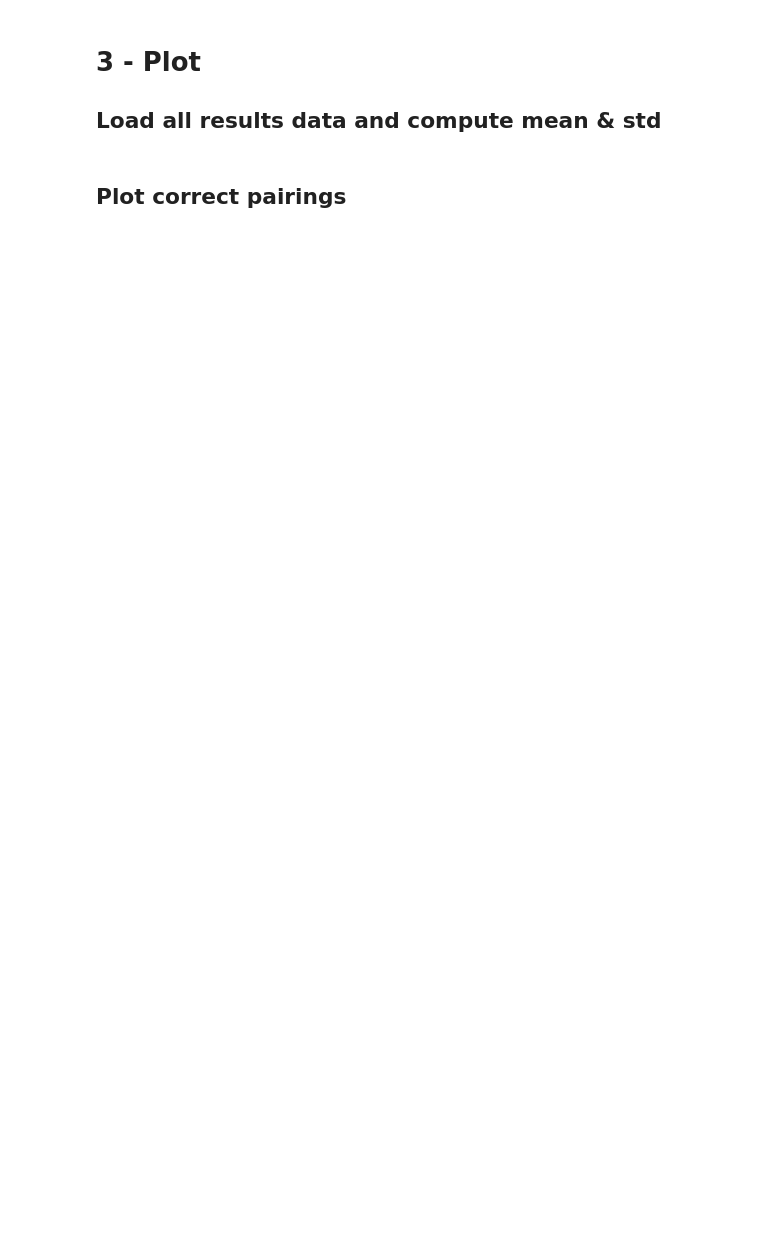
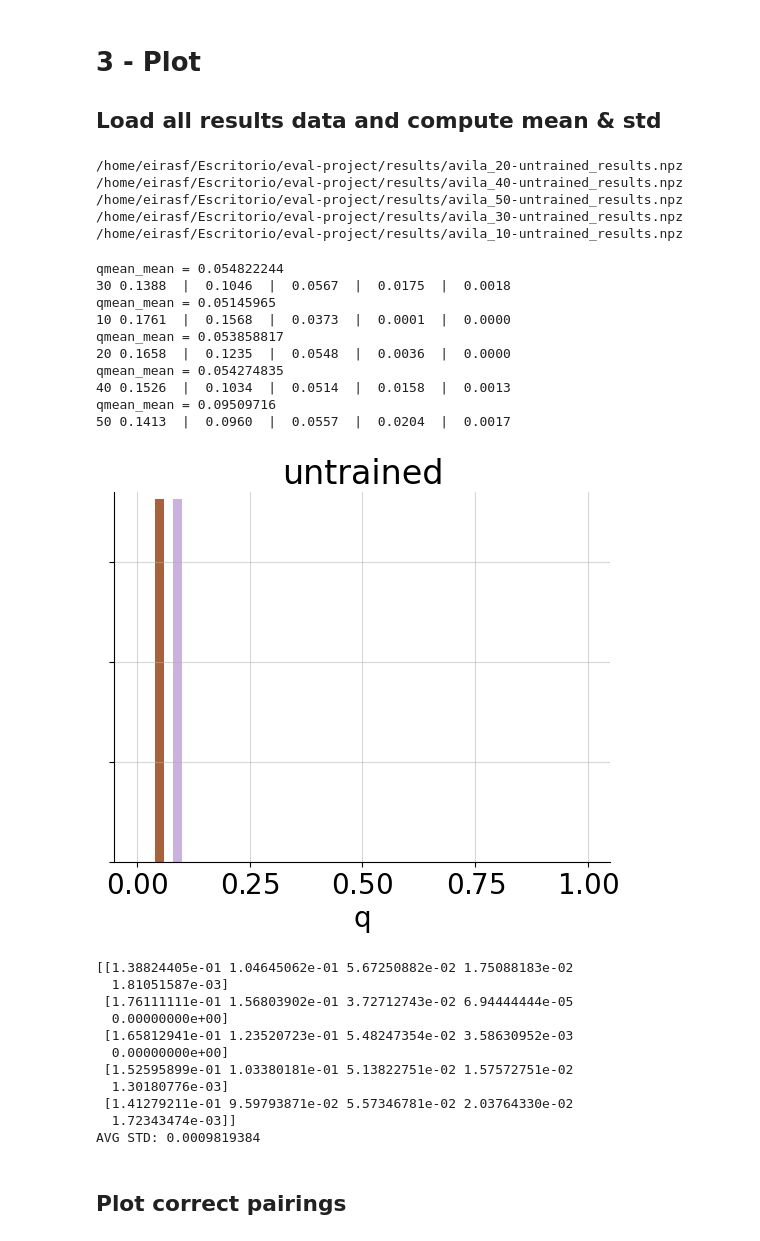
Before and after one commit to annahedstroem/eval-project, a Jupyter notebook: nbs/3-plot.ipynb, the cells around one changed output. Drawn from its saved outputs; the diff is of its cells as text; code cells hidden in the pictures; blank space fills up the shorter version.

Commit message:
Plotting code and other measure experiments.

```diff
--- a/nbs/3-plot.ipynb
+++ b/nbs/3-plot.ipynb
@@ -7,23 +7,36 @@ import numpy as np
 import os
 import matplotlib.pyplot as plt
 
+import sys
 PROJ_DIR = os.path.realpath(os.path.dirname(os.path.abspath('')))
+sys.path.append(os.path.join(PROJ_DIR,'src'))
+import plt_configs
 
 keys = ['correct_pairings_inv', 'correct_pairings_basX', 'spearman_inv', 'spearman_basX', 'aucs_inv', 'aucs_basX', 'spearman_exceptional_inv', 'spearman_exceptional_basX']
 
 result_dict = {}
 
-DATASET_NAME = 'mnist'
-MODEL_NAME = 'softmax'
+DATASET_NAME = 'avila'
+MODEL_NAME = '0'
 GENERATION_MODE = ''
-TARGET_MEASURE = 'RelativeOutputStability'#'_AttributionLocalisation' | '_TopKIntersection' | '_RelevanceRankAccuracy' | '_AUC'
-SUFFIX = '_Robustness'
+TARGET_MEASURE = '' #'_AttributionLocalisation' | '_TopKIntersection' | '_RelevanceRankAccuracy' | '_AUC' | 'EfficientMPRT'
+SUFFIX = '' #'_EfficientMPRT'
+
+#FIG2A, FIG3A, FIG4A, FIG5A & FIG6A
+#DATASET_NAME, MODEL_NAME, GENERATION_MODE, TARGET_MEASURE, SUFFIX = 'avila', '0', '', '', ''
+#FIG2B, FIG3B, FIG4B & FIG5B
+#DATASET_NAME, MODEL_NAME, GENERATION_MODE, TARGET_MEASURE, SUFFIX = 'glass', '0', '', '', ''
+#FIG6B
+#DATASET_NAME, MODEL_NAME, GENERATION_MODE, TARGET_MEASURE, SUFFIX = 'avila', 'ood-mean', '', '', ''
+#FIG6C
+DATASET_NAME, MODEL_NAME, GENERATION_MODE, TARGET_MEASURE, SUFFIX = 'avila', 'untrained', '', '', ''
 
 num_files = 0 # Count how many files are involved for use below
 
 for f in os.listdir(os.path.join(PROJ_DIR, 'results')):
-    if f.startswith(DATASET_NAME) and f.endswith(f'{MODEL_NAME}{GENERATION_MODE}{SUFFIX}_results_{TARGET_MEASURE}.npz'):#{MODEL_NAME}{GENERATION_MODE}_localization_s_area_results{TARGET_MEASURE}.npz
+    if f.startswith(DATASET_NAME) and f.endswith(f'{MODEL_NAME}{GENERATION_MODE}{SUFFIX}_results{TARGET_MEASURE}.npz'):#{MODEL_NAME}{GENERATION_MODE}_localization_s_area_results{TARGET_MEASURE}.npz
         FILENAME = os.path.join(PROJ_DIR, 'results', f)
+        print(FILENAME)
         num_files += 1
         with np.load(FILENAME) as data:
             for k in keys:
@@ -42,7 +55,16 @@ for k in keys:
 #print(result_dict['spearman_inv_mean'])
 #print(result_dict['spearman_basX'])
 #print(result_dict['spearman_basX_mean'])
+# %% [output]
+/home/eirasf/Escritorio/eval-project/results/avila_20-untrained_results.npz
+/home/eirasf/Escritorio/eval-project/results/avila_40-untrained_results.npz
+/home/eirasf/Escritorio/eval-project/results/avila_50-untrained_results.npz
+/home/eirasf/Escritorio/eval-project/results/avila_30-untrained_results.npz
+/home/eirasf/Escritorio/eval-project/results/avila_10-untrained_results.npz
 # %%
+if TARGET_MEASURE == '':
+    TARGET_MEASURE = '_qmeans'
+
 boundaries = [0.5, 1, 1.5, 2, 2.5]#, 3, 3.5]
 counts_by_sigma_level =  np.zeros((num_files, len(boundaries)))
 filenames = []
@@ -55,15 +77,16 @@ DATA_PATH = os.path.join(PROJ_DIR,'assets','data')
 with open(os.path.join(DATA_PATH, 'dataset-counts.json')) as fIn:
     datasets = json.load(fIn)
 
-plt.figure(figsize=(3,2))
+fig, ax = plt.subplots()
+#plt.figure(figsize=(3,2))
 current_file_num = 0
 for f in os.listdir(os.path.join(PROJ_DIR, 'results')):
-    if f.startswith(DATASET_NAME) and f.endswith(f'{MODEL_NAME}{GENERATION_MODE}_localization_s_area_measures.npz'):
+    if f.startswith(DATASET_NAME) and f.endswith(f'{MODEL_NAME}{GENERATION_MODE}_measures.npz'):
         FILENAME = os.path.join(PROJ_DIR, 'results', f)
         filenames.append(f)
         short_filename = f.replace("_measures.npz", "").replace(DATASET_NAME, "").replace(MODEL_NAME, "").replace("_", "").replace("-", "")
         with np.load(FILENAME) as data:
-            plt.hist(data[TARGET_MEASURE[1:]],\
+            ax.hist(data[TARGET_MEASURE[1:]],\
                     alpha = 0.5,\
                     label = f'{short_filename} qmean~N({np.mean(data[TARGET_MEASURE[1:]]):.2f},{np.std(data[TARGET_MEASURE[1:]]):.2f})',\
                     #edgecolor='black',\
@@ -75,7 +98,7 @@ for f in os.listdir(os.path.join(PROJ_DIR, 'results')):
             if GENERATION_MODE == '_genetic':
                 with np.load(FILENAME.replace('_genetic', '')) as data_ref:
                     activation_ref = data_ref['output_curves'][8][-1]
-                    plt.hist(data_ref['qmeans'],\
+                    ax.hist(data_ref['qmeans'],\
                             alpha = 0.5,\
                             label = f'{short_filename.replace("genetic", "")} qmean~N({np.mean(data_ref["qmeans"]):.2f},{np.std(data_ref["qmeans"]):.2f}) [{activation_ref:.2f}]',\
                             bins = 50\
@@ -84,39 +107,65 @@ for f in os.listdir(os.path.join(PROJ_DIR, 'results')):
             exceptional_counts = []
             # Compute z-score
             if GENERATION_MODE == '_genetic':
                 qmean_mean = float(datasets[DATASET_NAME][f.replace('_genetic','')]['mean'])
                 qmean_std = float(datasets[DATASET_NAME][f.replace('_genetic','')]['std'])
             else:
                 qmean_mean = np.mean(data[TARGET_MEASURE[1:]])
                 qmean_std = np.std(data[TARGET_MEASURE[1:]])
-                print(qmean_mean)
+                print(f'{qmean_mean = }')
                 qmean_means.append(qmean_mean)
                 qmean_stds.append(qmean_std)
 
             z_scores = ((data[TARGET_MEASURE[1:]] - qmean_mean) / qmean_std).flatten()
 
             # Count exceptional rankings
             for i in range(1,len(boundaries)+1):
                 bottom_limit = boundaries[i-1]
                 top_limit = float('inf')
                 if i < len(boundaries):
                     top_limit = boundaries[i]
                 fraction_count = np.sum(np.logical_and(bottom_limit<=z_scores, z_scores<top_limit).astype(float) / z_scores.shape[0])
                 exceptional_counts.append(fraction_count)
                 counts_by_sigma_level[current_file_num, i - 1] = fraction_count
             print(f'{short_filename} {"  |  ".join((map(lambda x: f"{x:.4f}", exceptional_counts)))}')
         current_file_num += 1
 #plt.legend()
-#plt.ylim(0,3.7e6)
-plt.title(f'{MODEL_NAME}')
-fig, ax = plt.subplots()
-ax.set_yticks([])
-ax.set_yticklabels([])
+ax.set_ylim(0,3.7e6)
+ax.set_title(f'{"trained" if MODEL_NAME=="0" else MODEL_NAME}')
+ax.set_xlabel('q')
+if MODEL_NAME == "0":
+    ax.set_ylabel('# elems')
+else:
+    ax.set_yticklabels([])
+
 plt.savefig(os.path.join(PROJ_DIR, 'results', 'plots', f'{DATASET_NAME}_{MODEL_NAME}{GENERATION_MODE}_qmean_dists.png'))
 plt.show()
 
 print(counts_by_sigma_level)
 print('AVG STD:', np.mean(qmean_stds))
+# %% [output]
+qmean_mean = 0.054822244
+30 0.1388  |  0.1046  |  0.0567  |  0.0175  |  0.0018
+qmean_mean = 0.05145965
+10 0.1761  |  0.1568  |  0.0373  |  0.0001  |  0.0000
+qmean_mean = 0.053858817
+20 0.1658  |  0.1235  |  0.0548  |  0.0036  |  0.0000
+qmean_mean = 0.054274835
+40 0.1526  |  0.1034  |  0.0514  |  0.0158  |  0.0013
+qmean_mean = 0.09509716
+50 0.1413  |  0.0960  |  0.0557  |  0.0204  |  0.0017
+[figure, added]
+[[1.38824405e-01 1.04645062e-01 5.67250882e-02 1.75088183e-02
+  1.81051587e-03]
+ [1.76111111e-01 1.56803902e-01 3.72712743e-02 6.94444444e-05
+  0.00000000e+00]
+ [1.65812941e-01 1.23520723e-01 5.48247354e-02 3.58630952e-03
+  0.00000000e+00]
+ [1.52595899e-01 1.03380181e-01 5.13822751e-02 1.57572751e-02
+  1.30180776e-03]
+ [1.41279211e-01 9.59793871e-02 5.57346781e-02 2.03764330e-02
+  1.72343474e-03]]
+AVG STD: 0.0009819384
 # %%
 dataset_counts = {} if DATASET_NAME not in datasets else datasets[DATASET_NAME]
 for i, f in enumerate(filenames):
```
Also changed, not shown: parts of 6 cells of this notebook, 8 other files.
